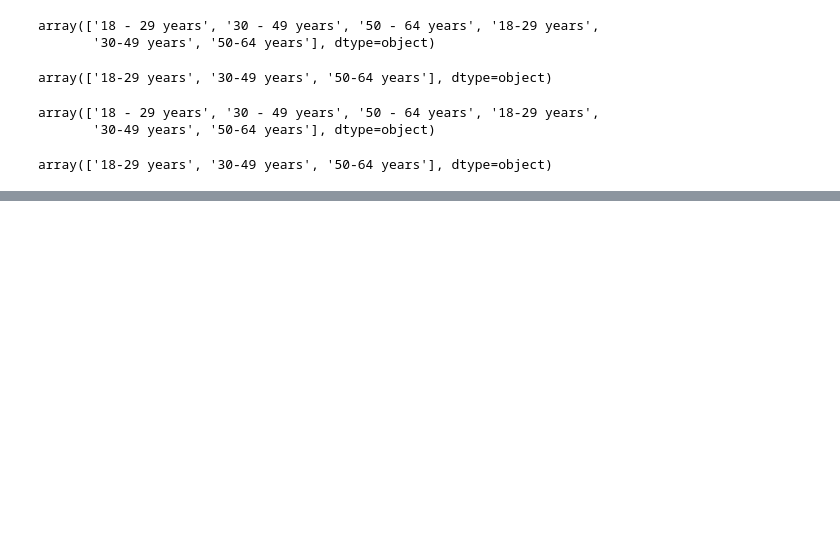
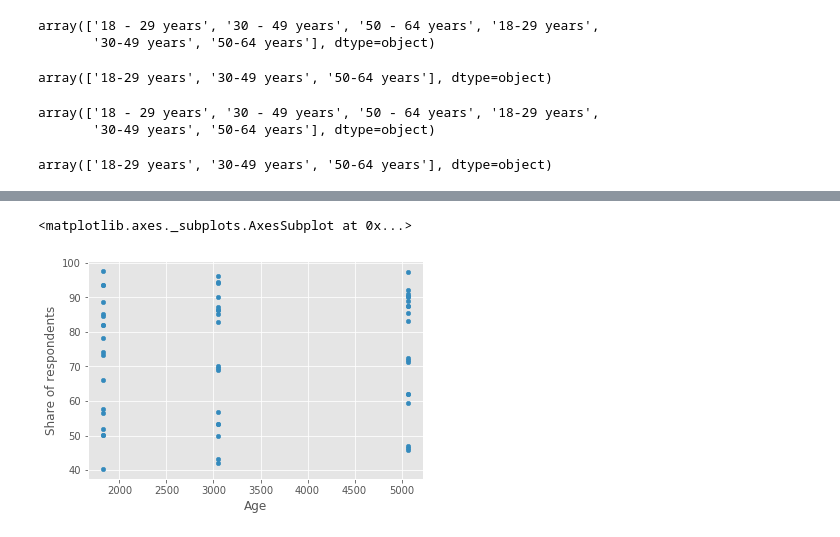
Before and after one commit to Prajbh/Fast_Food_Restaurants_Data, a Jupyter notebook: fast_food_project.ipynb, the cells around one changed output, grey strips where cells are left out. Drawn from its saved outputs; the diff is of its cells as text; code cells hidden in the pictures; blank space fills up the shorter version.

```diff
--- a/fast_food_project.ipynb
+++ b/fast_food_project.ipynb
@@ -32,0 +82,7 @@ array(['18-29 years', '30-49 years', '50-64 years'], dtype=object)
+# %%
+df2['Age'] = df2['Age'].apply(pd.to_numeric, errors='coerce')
+# %%
+df2.plot.scatter(x = 'Age', y = 'Share of respondents')
+# %% [output]
+<matplotlib.axes._subplots.AxesSubplot at 0x...>
+[figure, added]
```
Also changed, not shown: parts of 22 cells of this notebook.
